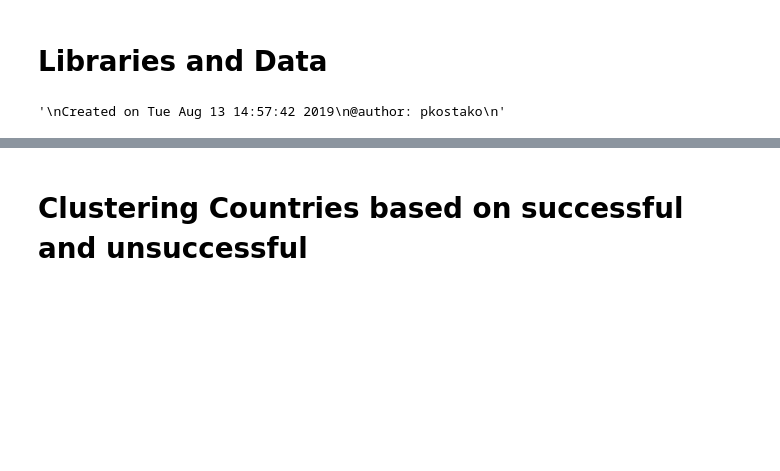
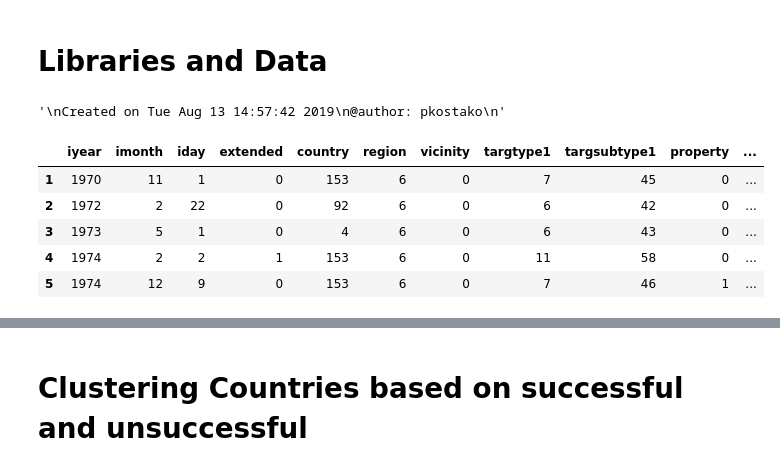
Before and after one commit to 132/EISIC2019-conference, a Jupyter notebook: EISIC2019/EISIC2019 - Py3.ipynb, the cells around one changed output, grey strips where cells are left out. Cells and saved outputs as stored; diff of their text form; code cells hidden in the pictures; blank space fills up the shorter version.

```diff
--- a/EISIC2019/EISIC2019 - Py3.ipynb
+++ b/EISIC2019/EISIC2019 - Py3.ipynb
@@ -40,15 +40,22 @@ InteractiveShell.ast_node_interactivity = "all"
 # %%
 """
 Created on Tue Aug 13 14:57:42 2019
 @author: pkostako
 """
 
 #import urllib.request
 
 #url = 'http://apps.start.umd.edu/gtd/downloads/dataset/globalterrorismdb_0718dist.xlsx'
 #urllib.request.urlretrieve(url, "terror.xlsx")
-df = pd.read_excel("terror.xlsx")
-df.to_csv("./data.csv", sep=",")
-#df = pd.read_csv('data.csv')
+#df = pd.read_excel("terror.xlsx")
+#df.to_csv("./data.csv", sep=",")
+df = pd.read_csv('./data/group1.csv', index_col=0)
+df.head()
 # %% [output]
 '\nCreated on Tue Aug 13 14:57:42 2019\n@author: pkostako\n'
+|  | iyear | imonth | iday | extended | country | region | vicinity | targtype1 | targsubtype1 | property | ... |
+| 1 | 1970 | 11 | 1 | 0 | 153 | 6 | 0 | 7 | 45 | 0 | ... |
+| 2 | 1972 | 2 | 22 | 0 | 92 | 6 | 0 | 6 | 42 | 0 | ... |
+| 3 | 1973 | 5 | 1 | 0 | 4 | 6 | 0 | 6 | 43 | 0 | ... |
+| 4 | 1974 | 2 | 2 | 1 | 153 | 6 | 0 | 11 | 58 | 0 | ... |
+| 5 | 1974 | 12 | 9 | 0 | 153 | 6 | 0 | 7 | 46 | 1 | ... |
```
Also changed, not shown: parts of 13 cells of this notebook.
